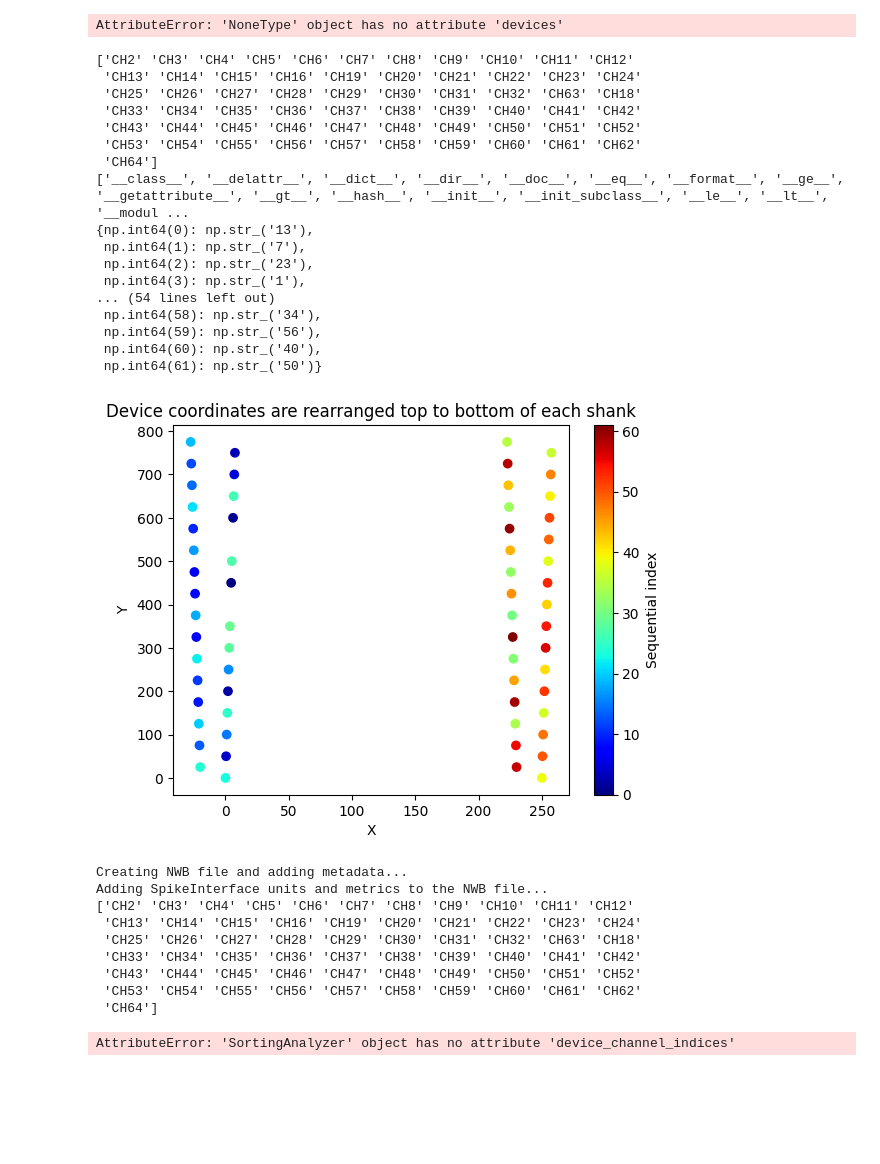
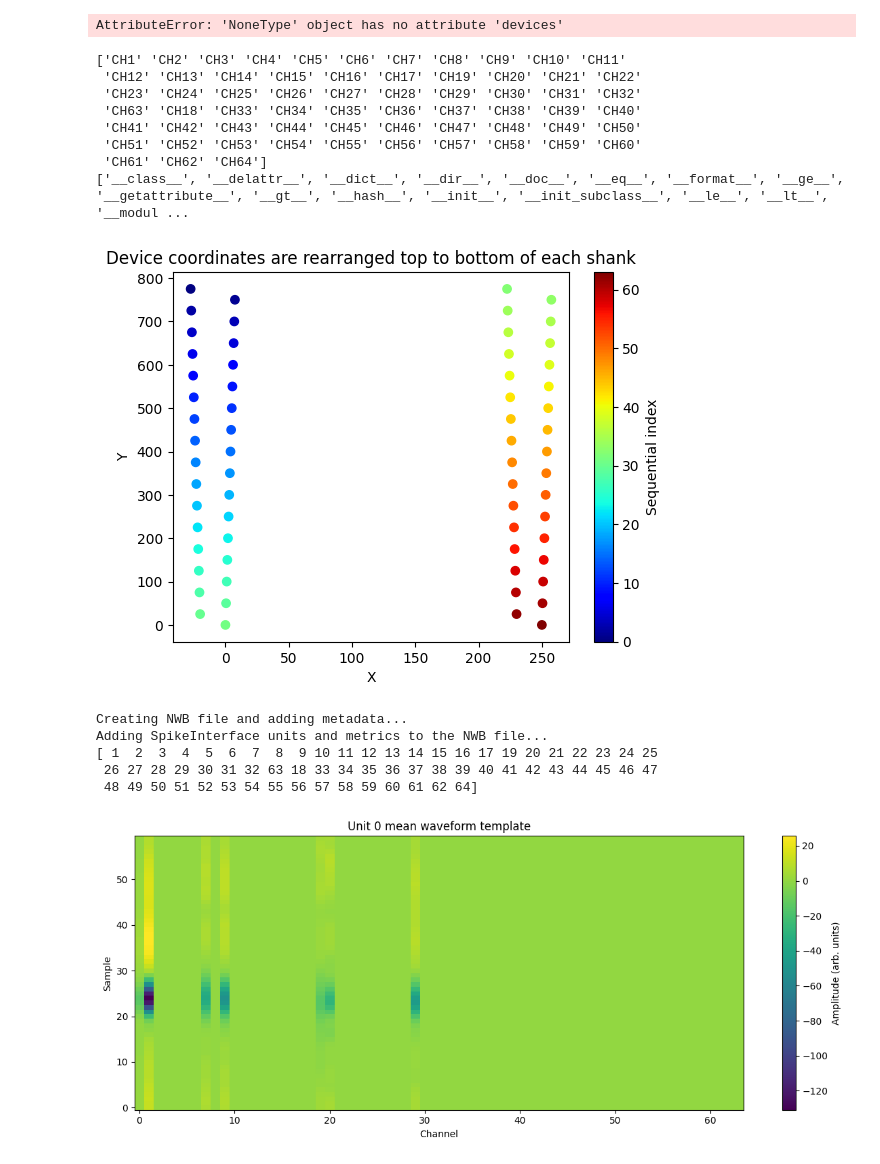
Before and after one commit to Wood-Dudchenko-lab/woodsort, a Jupyter notebook: pipelines_nwb/NWB_test.ipynb, the cells around one changed output. Cells and saved outputs as stored; diff of their text form; code cells hidden in the pictures; blank space fills up the shorter version.

```diff
--- a/pipelines_nwb/NWB_test.ipynb
+++ b/pipelines_nwb/NWB_test.ipynb
@@ -119,44 +109,37 @@ AttributeError: 'NoneType' object has no attribute 'devices'
 # %%
 import numpy as np
 import spikeinterface.full as si
 from neuroconv.tools.spikeinterface import add_sorting_to_nwbfile, add_recording_metadata_to_nwbfile
 import pandas as pd
 import json
 from pprint import pprint
 
 sorting_analyzer = si.load_sorting_analyzer(session_path / analyzer_name)
 print(sorting_analyzer.channel_ids)
 print(dir(sorting_analyzer))
 
+mapping = dict(zip(sorting_analyzer.get_probe().device_channel_indices, sorting_analyzer.get_probe().contact_ids))
 coors = sorting_analyzer.get_probe().contact_positions
+order = sorted(mapping, key=lambda k: int(mapping[k]))
+coors = coors[order]
 
-pprint(dict(zip(sorting_analyzer.get_probe().device_channel_indices, sorting_analyzer.get_probe().contact_ids)))
 
 plt.scatter(coors[:, 0], coors[:, 1], c=np.arange(len(coors)), cmap='jet')
 plt.colorbar(label="Sequential index")
 plt.xlabel("X")
 plt.ylabel("Y")
 plt.title("Device coordinates are rearranged top to bottom of each shank")
 plt.show()
 # %% [output]
-['CH2' 'CH3' 'CH4' 'CH5' 'CH6' 'CH7' 'CH8' 'CH9' 'CH10' 'CH11' 'CH12'
- 'CH13' 'CH14' 'CH15' 'CH16' 'CH19' 'CH20' 'CH21' 'CH22' 'CH23' 'CH24'
- 'CH25' 'CH26' 'CH27' 'CH28' 'CH29' 'CH30' 'CH31' 'CH32' 'CH63' 'CH18'
- 'CH33' 'CH34' 'CH35' 'CH36' 'CH37' 'CH38' 'CH39' 'CH40' 'CH41' 'CH42'
- 'CH43' 'CH44' 'CH45' 'CH46' 'CH47' 'CH48' 'CH49' 'CH50' 'CH51' 'CH52'
- 'CH53' 'CH54' 'CH55' 'CH56' 'CH57' 'CH58' 'CH59' 'CH60' 'CH61' 'CH62'
- 'CH64']
+['CH1' 'CH2' 'CH3' 'CH4' 'CH5' 'CH6' 'CH7' 'CH8' 'CH9' 'CH10' 'CH11'
+ 'CH12' 'CH13' 'CH14' 'CH15' 'CH16' 'CH17' 'CH19' 'CH20' 'CH21' 'CH22'
+ 'CH23' 'CH24' 'CH25' 'CH26' 'CH27' 'CH28' 'CH29' 'CH30' 'CH31' 'CH32'
+ 'CH63' 'CH18' 'CH33' 'CH34' 'CH35' 'CH36' 'CH37' 'CH38' 'CH39' 'CH40'
+ 'CH41' 'CH42' 'CH43' 'CH44' 'CH45' 'CH46' 'CH47' 'CH48' 'CH49' 'CH50'
+ 'CH51' 'CH52' 'CH53' 'CH54' 'CH55' 'CH56' 'CH57' 'CH58' 'CH59' 'CH60'
+ 'CH61' 'CH62' 'CH64']
 ['__class__', '__delattr__', '__dict__', '__dir__', '__doc__', '__eq__', '__format__', '__ge__', '__getattribute__', '__gt__', '__hash__', '__init__', '__init_subclass__', '__le__', '__lt__', '__modul ...
-{np.int64(0): np.str_('13'),
- np.int64(1): np.str_('7'),
- np.int64(2): np.str_('23'),
- np.int64(3): np.str_('1'),
-... (54 lines left out)
- np.int64(58): np.str_('34'),
- np.int64(59): np.str_('56'),
- np.int64(60): np.str_('40'),
- np.int64(61): np.str_('50')}
-[figure, old version]
+[figure, new version]
 # %%
 
 import numpy as np
@@ -176,21 +159,20 @@ def add_units_spikeinterface(nwbfile, analyzer_path, curation_path=None):
 
 
     # default curation path
-    if False:
-        if curation_path is None:
-            curation_path = analyzer_path / "spikeinterface_gui/curation_data.json"
+    if curation_path is None:
+        curation_path = analyzer_path / "spikeinterface_gui/curation_data.json"
 
-        # apply manual curation
-        if not curation_path.exists():
-            raise FileNotFoundError(
-                f"Curation file not found at {curation_path}. "
-                "Run SpikeInterface GUI curation first or provide a valid curation_path."
-            )
+    # apply manual curation
+    if not curation_path.exists():
+        raise FileNotFoundError(
+            f"Curation file not found at {curation_path}. "
+            "Run SpikeInterface GUI curation first or provide a valid curation_path."
+        )
 
-        with open(curation_path, "r") as f:
-            curation_dict = json.load(f)
+    with open(curation_path, "r") as f:
+        curation_dict = json.load(f)
 
-        sorting_analyzer = si.apply_curation(sorting_analyzer, curation_dict, merging_mode='soft')
+    sorting_analyzer = si.apply_curation(sorting_analyzer, curation_dict, merging_mode='soft')
 
     # get stuff from analyzer and sorting
     add_sorting_to_nwbfile(sorting_analyzer.sorting, nwbfile)
@@ -242,8 +224,7 @@ def add_units_spikeinterface(nwbfile, analyzer_path, curation_path=None):
         dtype=int
     )
 
-    print(sorting_analyzer.channel_ids)
-    print(sorting_analyzer.device_channel_indices)
+    print(channel_ids)
 
     all_unit_metadata = pd.concat(
         [
@@ -297,11 +278,7 @@ plt.show()
 # %% [output]
 Creating NWB file and adding metadata...
 Adding SpikeInterface units and metrics to the NWB file...
-['CH2' 'CH3' 'CH4' 'CH5' 'CH6' 'CH7' 'CH8' 'CH9' 'CH10' 'CH11' 'CH12'
- 'CH13' 'CH14' 'CH15' 'CH16' 'CH19' 'CH20' 'CH21' 'CH22' 'CH23' 'CH24'
- 'CH25' 'CH26' 'CH27' 'CH28' 'CH29' 'CH30' 'CH31' 'CH32' 'CH63' 'CH18'
- 'CH33' 'CH34' 'CH35' 'CH36' 'CH37' 'CH38' 'CH39' 'CH40' 'CH41' 'CH42'
- 'CH43' 'CH44' 'CH45' 'CH46' 'CH47' 'CH48' 'CH49' 'CH50' 'CH51' 'CH52'
- 'CH53' 'CH54' 'CH55' 'CH56' 'CH57' 'CH58' 'CH59' 'CH60' 'CH61' 'CH62'
- 'CH64']
+[ 1  2  3  4  5  6  7  8  9 10 11 12 13 14 15 16 17 19 20 21 22 23 24 25
+ 26 27 28 29 30 31 32 63 18 33 34 35 36 37 38 39 40 41 42 43 44 45 46 47
+ 48 49 50 51 52 53 54 55 56 57 58 59 60 61 62 64]
-AttributeError: 'SortingAnalyzer' object has no attribute 'device_channel_indices'
+[figure, added]
```
Also changed, not shown: parts of 1 cell of this notebook, 5 other files.
